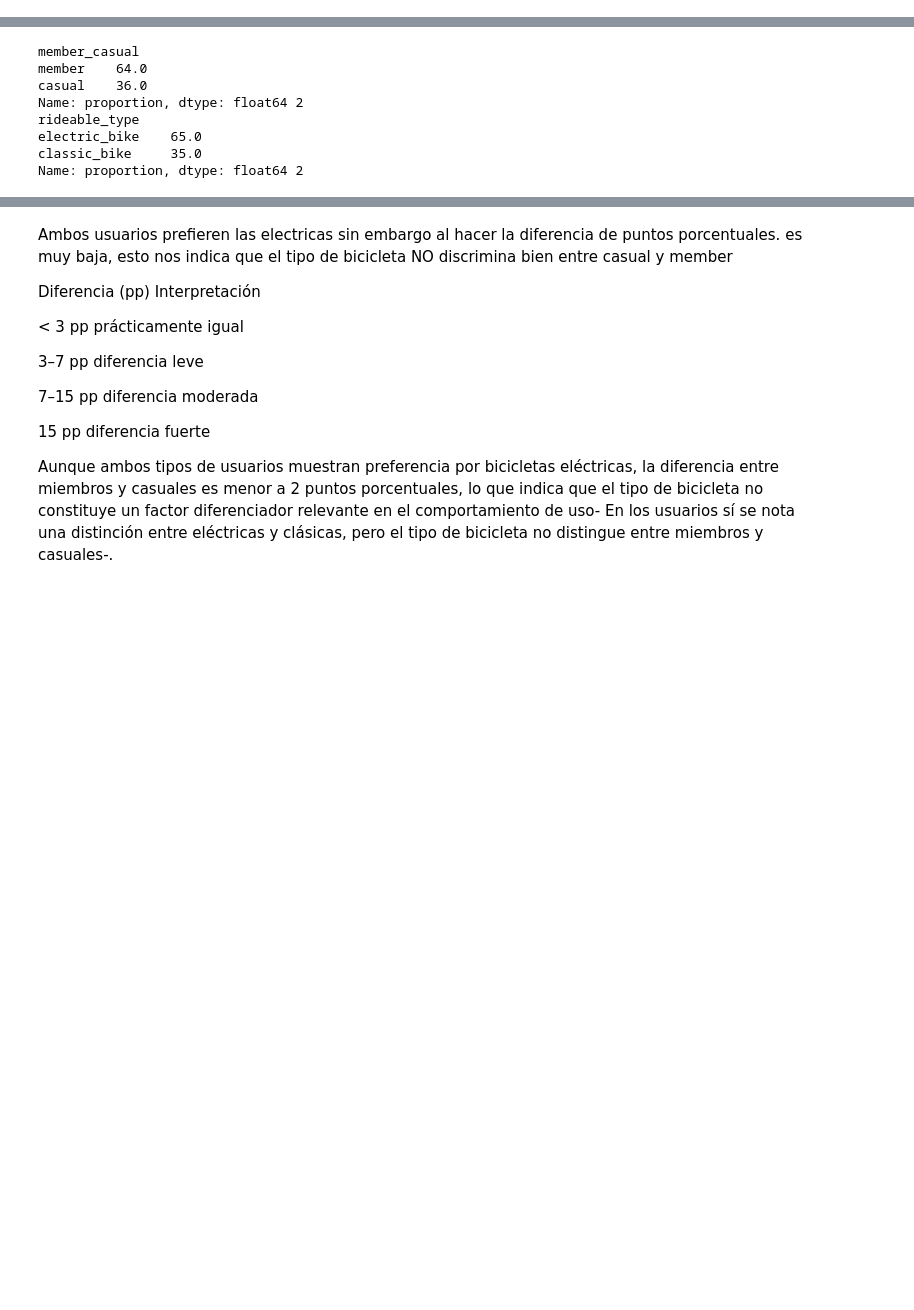
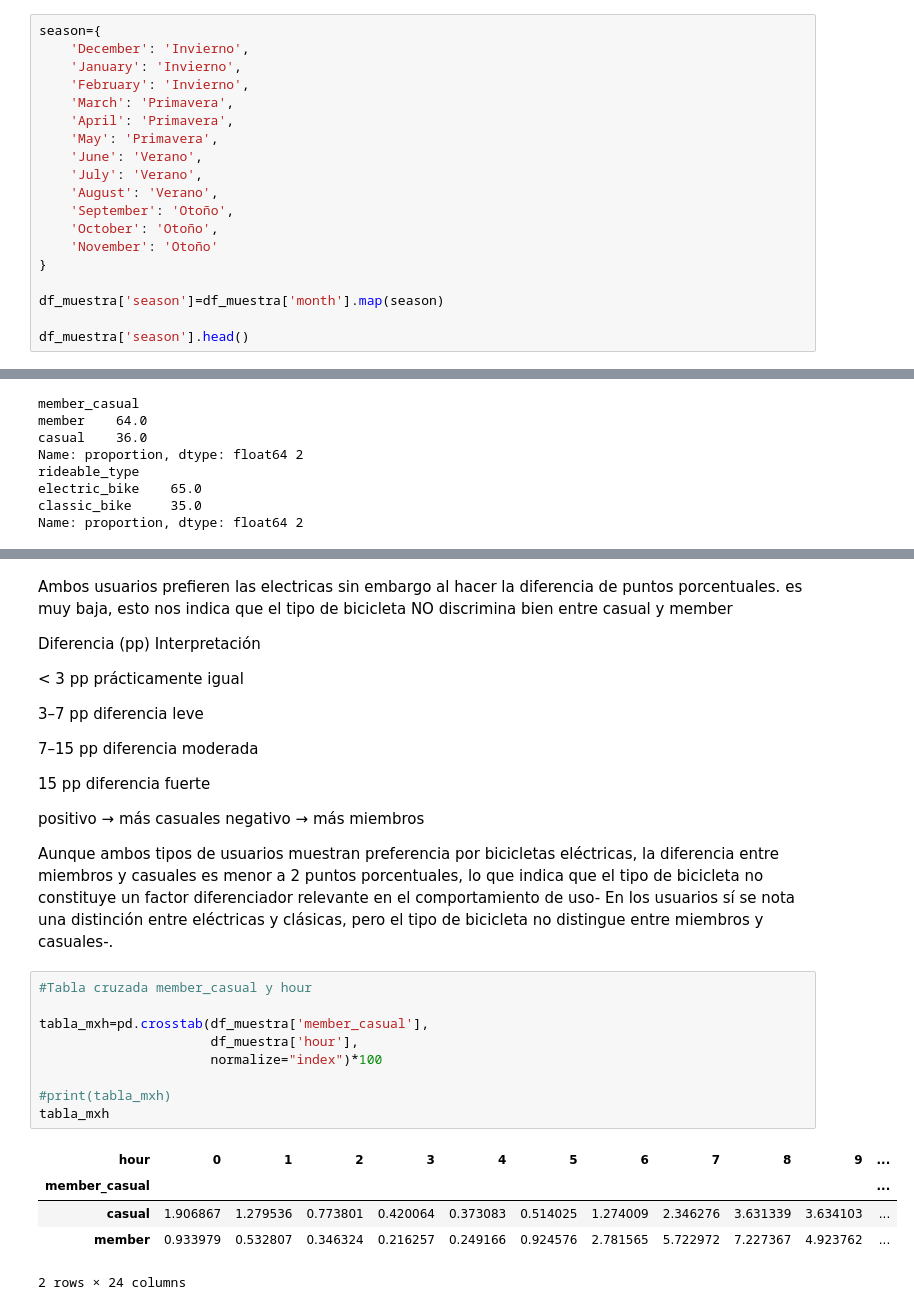
Before and after one commit to urcuninna/cyclistic_project, a Jupyter notebook: eda_diagnostico_muestra.ipynb, the cells around one changed output, grey strips where cells are left out. Drawn from its saved outputs; the diff is of its cells as text; blank space fills up the shorter version.

```diff
--- a/eda_diagnostico_muestra.ipynb
+++ b/eda_diagnostico_muestra.ipynb
@@ -756,3 +756,22 @@ Mañana (6-12)      26.11
 Noche (18-24)      25.98
 Madrugada (0-6)     3.95
 Name: proportion, dtype: float64
+# %%
+season={
+    'December': 'Invierno',
+    'January': 'Invierno',
+    'February': 'Invierno',
+    'March': 'Primavera',
+    'April': 'Primavera',
+    'May': 'Primavera',
+    'June': 'Verano',
+    'July': 'Verano',
+    'August': 'Verano',
+    'September': 'Otoño',
+    'October': 'Otoño',
+    'November': 'Otoño'
+}
+
+df_muestra['season']=df_muestra['month'].map(season)
+
+df_muestra['season'].head()
@@ -888,4 +917,22 @@ Diferencia (pp)	Interpretación
 
 15 pp	diferencia fuerte
 
+positivo → más casuales
+negativo → más miembros
+
 Aunque ambos tipos de usuarios muestran preferencia por bicicletas eléctricas, la diferencia entre miembros y casuales es menor a 2 puntos porcentuales, lo que indica que el tipo de bicicleta no constituye un factor diferenciador relevante en el comportamiento de uso- En los usuarios sí se nota una distinción entre eléctricas y clásicas, pero el tipo de bicicleta no distingue entre miembros y casuales-.
+# %%
+#Tabla cruzada member_casual y hour
+
+tabla_mxh=pd.crosstab(df_muestra['member_casual'],
+                      df_muestra['hour'],
+                      normalize="index")*100
+
+#print(tabla_mxh)
+tabla_mxh
+# %% [output]
+| hour | 0 | 1 | 2 | 3 | 4 | 5 | 6 | 7 | 8 | 9 | ... |
+| member_casual |  |  |  |  |  |  |  |  |  |  | ... |
+| casual | 1.906867 | 1.279536 | 0.773801 | 0.420064 | 0.373083 | 0.514025 | 1.274009 | 2.346276 | 3.631339 | 3.634103 | ... |
+| member | 0.933979 | 0.532807 | 0.346324 | 0.216257 | 0.249166 | 0.924576 | 2.781565 | 5.722972 | 7.227367 | 4.923762 | ... |
+2 rows × 24 columns
```
Also changed, not shown: parts of 21 cells of this notebook.
